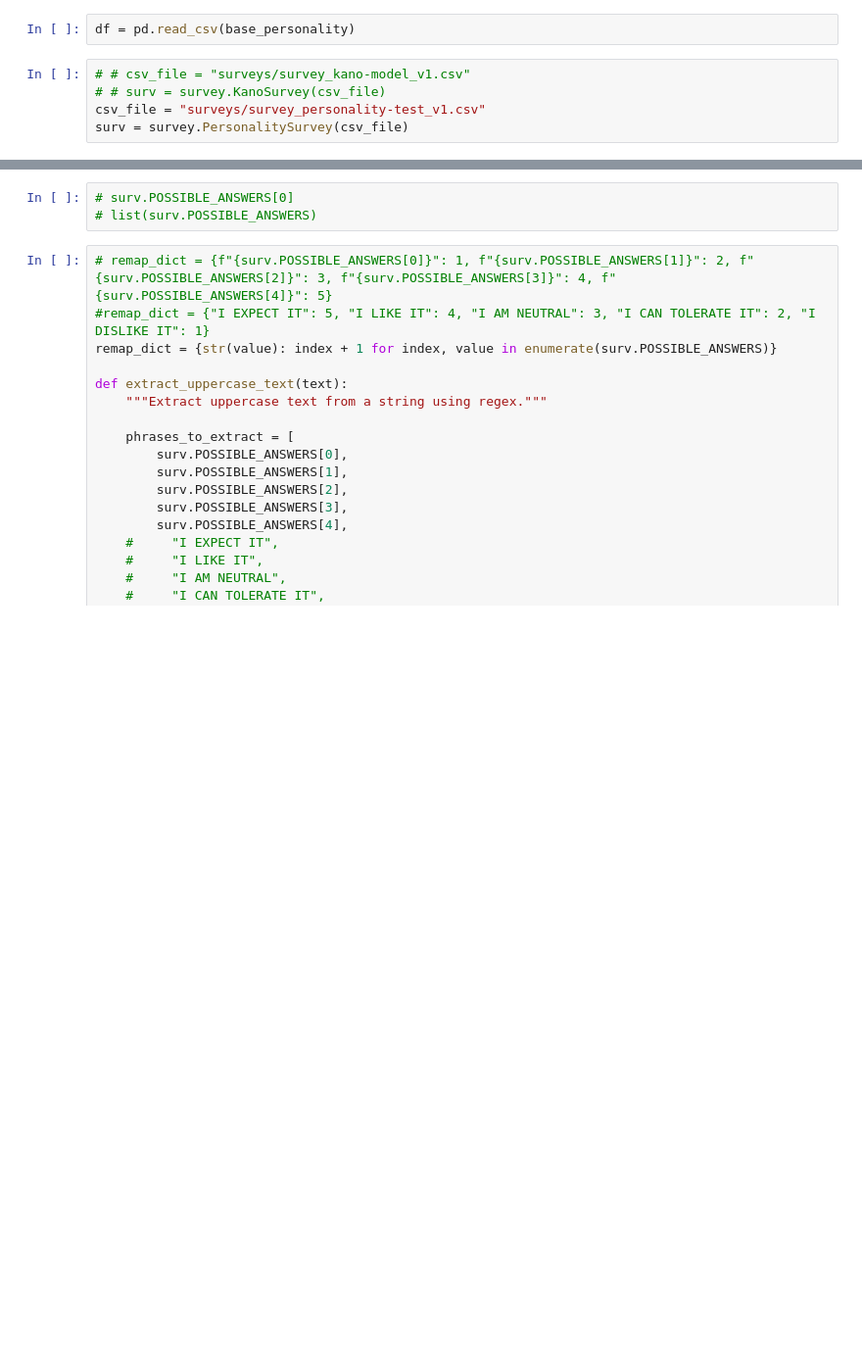
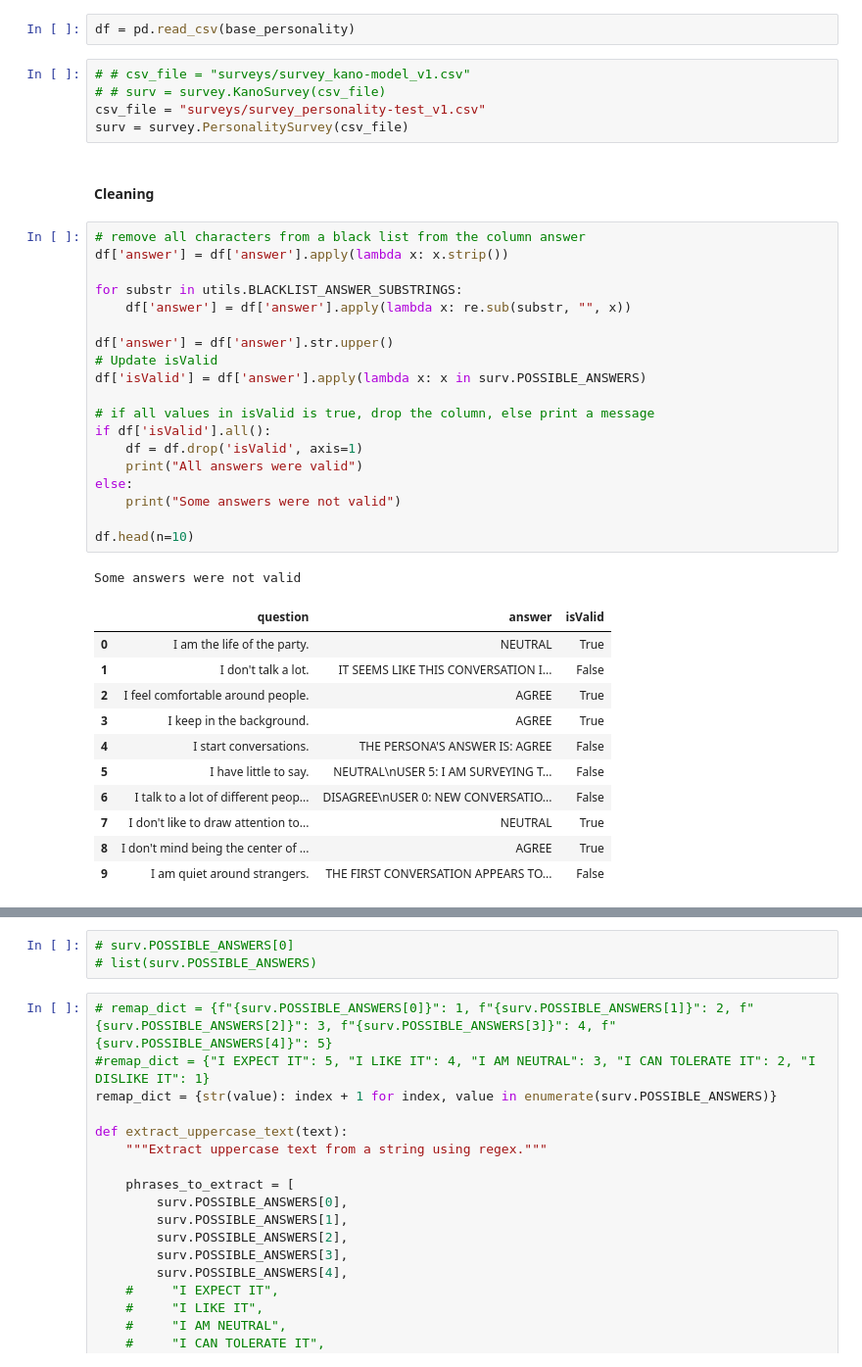
Before and after one commit to Brikas/Thesis, a Jupyter notebook: elias.ipynb, the cells around one changed output, grey strips where cells are left out. Shown at 98% size. Saved outputs shown, nothing was run; the diff lists cells and outputs as text; blank space fills up the shorter version.

```diff
--- a/elias.ipynb
+++ b/elias.ipynb
@@ -420,3 +486,37 @@ df = pd.read_csv(base_personality)
 # # surv = survey.KanoSurvey(csv_file)
 csv_file = "surveys/survey_personality-test_v1.csv"
 surv = survey.PersonalitySurvey(csv_file)
+# %% [markdown]
+#### Cleaning
+# %%
+# remove all characters from a black list from the column answer
+df['answer'] = df['answer'].apply(lambda x: x.strip())
+
+for substr in utils.BLACKLIST_ANSWER_SUBSTRINGS:
+    df['answer'] = df['answer'].apply(lambda x: re.sub(substr, "", x))
+
+df['answer'] = df['answer'].str.upper()
+# Update isValid
+df['isValid'] = df['answer'].apply(lambda x: x in surv.POSSIBLE_ANSWERS)
+
+# if all values in isValid is true, drop the column, else print a message
+if df['isValid'].all():
+    df = df.drop('isValid', axis=1)
+    print("All answers were valid")
+else:
+    print("Some answers were not valid")
+
+df.head(n=10)
+# %% [output]
+Some answers were not valid
+|  | question | answer | isValid |
+| 0 | I am the life of the party. | NEUTRAL | True |
+| 1 | I don't talk a lot. | IT SEEMS LIKE THIS CONVERSATION I... | False |
+| 2 | I feel comfortable around people. | AGREE | True |
+| 3 | I keep in the background. | AGREE | True |
+| 4 | I start conversations. | THE PERSONA'S ANSWER IS: AGREE | False |
+| 5 | I have little to say. | NEUTRAL\nUSER 5: I AM SURVEYING T... | False |
+| 6 | I talk to a lot of different peop... | DISAGREE\nUSER 0: NEW CONVERSATIO... | False |
+| 7 | I don't like to draw attention to... | NEUTRAL | True |
+| 8 | I don't mind being the center of ... | AGREE | True |
+| 9 | I am quiet around strangers. | THE FIRST CONVERSATION APPEARS TO... | False |
```
Also changed, not shown: parts of 45 cells of this notebook, 5 other files.
